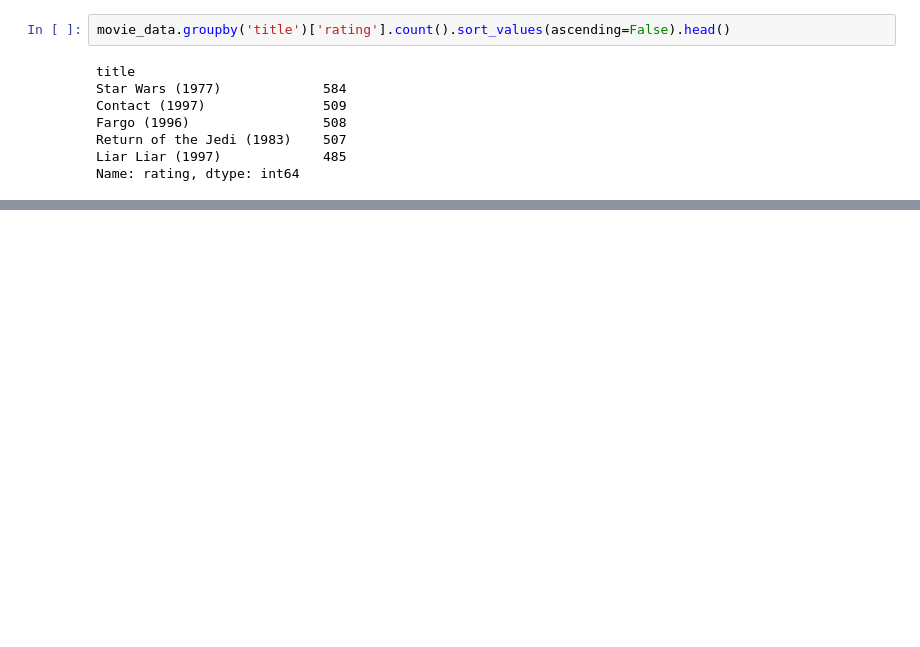
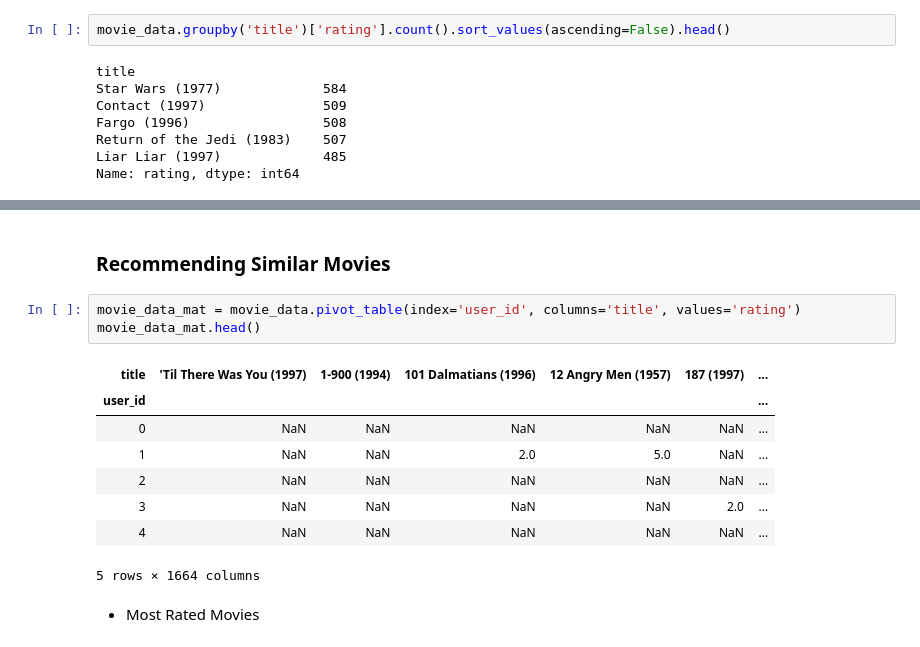
Before and after one commit to vannads/python-demos, a Jupyter notebook: 30days-of-code/python/D21/iPrep_D08_0512.ipynb, the cells around one changed output, grey strips where cells are left out. Cells and saved outputs as stored; diff of their text form; blank space fills up the shorter version.

```diff
--- a/30days-of-code/python/D21/iPrep_D08_0512.ipynb
+++ b/30days-of-code/python/D21/iPrep_D08_0512.ipynb
@@ -81,0 +127,16 @@ Name: rating, dtype: int64
+# %% [markdown]
+### Recommending Similar Movies
+# %%
+movie_data_mat = movie_data.pivot_table(index='user_id', columns='title', values='rating')
+movie_data_mat.head()
+# %% [output]
+| title | 'Til There Was You (1997) | 1-900 (1994) | 101 Dalmatians (1996) | 12 Angry Men (1957) | 187 (1997) | ... |
+| user_id |  |  |  |  |  | ... |
+| 0 | NaN | NaN | NaN | NaN | NaN | ... |
+| 1 | NaN | NaN | 2.0 | 5.0 | NaN | ... |
+| 2 | NaN | NaN | NaN | NaN | NaN | ... |
+| 3 | NaN | NaN | NaN | NaN | 2.0 | ... |
+| 4 | NaN | NaN | NaN | NaN | NaN | ... |
+5 rows × 1664 columns
+# %% [markdown]
+- Most Rated Movies
```
Also changed, not shown: parts of 25 cells of this notebook.
